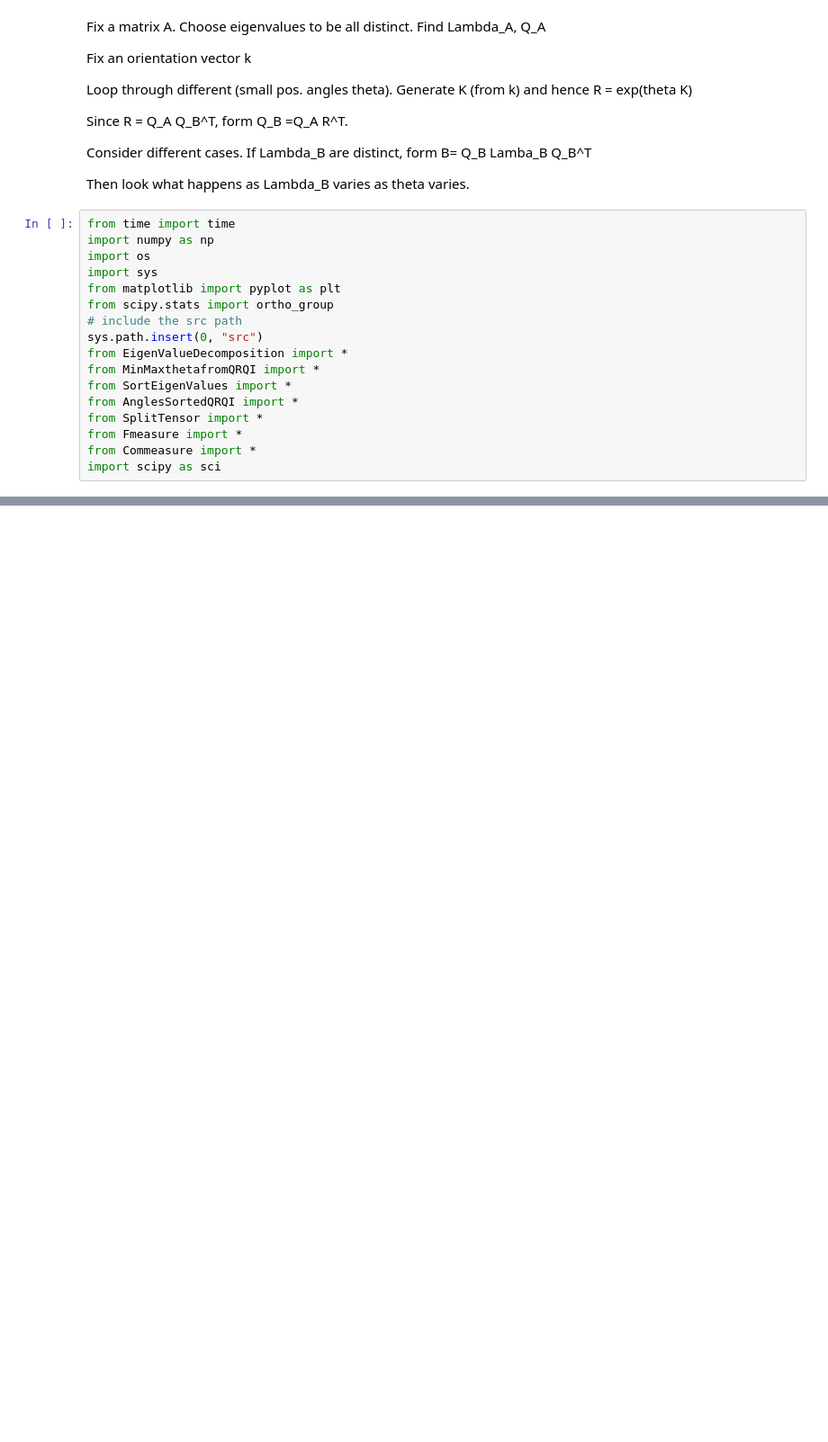
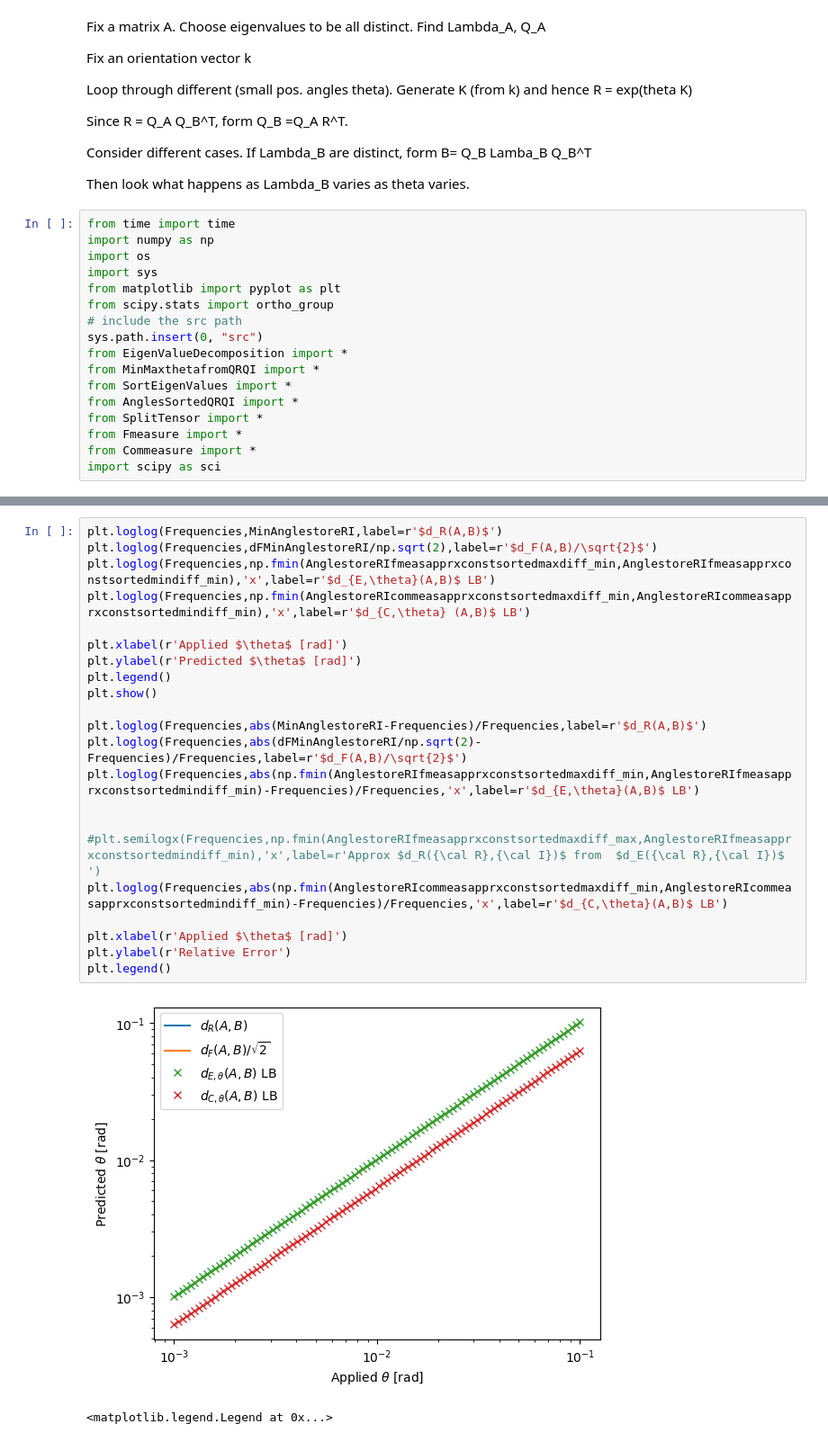
Before and after one commit to pdledger/Rodrigues_Angles, a Jupyter notebook: check_accuracy_apprx_jan25.ipynb, the cells around one changed output, grey strips where cells are left out. Shown at 90% size. Saved outputs shown, nothing was run; the diff lists cells and outputs as text; blank space fills up the shorter version.

```diff
--- a/check_accuracy_apprx_jan25.ipynb
+++ b/check_accuracy_apprx_jan25.ipynb
@@ -197,0 +201,24 @@ logm result may be inaccurate, approximate err = 4.500668304841e-12
+# %%
+plt.loglog(Frequencies,MinAnglestoreRI,label=r'$d_R(A,B)$')
+plt.loglog(Frequencies,dFMinAnglestoreRI/np.sqrt(2),label=r'$d_F(A,B)/\sqrt{2}$')
+plt.loglog(Frequencies,np.fmin(AnglestoreRIfmeasapprxconstsortedmaxdiff_min,AnglestoreRIfmeasapprxconstsortedmindiff_min),'x',label=r'$d_{E,\theta}(A,B)$ LB')
+plt.loglog(Frequencies,np.fmin(AnglestoreRIcommeasapprxconstsortedmaxdiff_min,AnglestoreRIcommeasapprxconstsortedmindiff_min),'x',label=r'$d_{C,\theta} (A,B)$ LB')
+
+plt.xlabel(r'Applied $\theta$ [rad]')
+plt.ylabel(r'Predicted $\theta$ [rad]')
+plt.legend()
+plt.show()
+
+plt.loglog(Frequencies,abs(MinAnglestoreRI-Frequencies)/Frequencies,label=r'$d_R(A,B)$')
+plt.loglog(Frequencies,abs(dFMinAnglestoreRI/np.sqrt(2)-Frequencies)/Frequencies,label=r'$d_F(A,B)/\sqrt{2}$')
+plt.loglog(Frequencies,abs(np.fmin(AnglestoreRIfmeasapprxconstsortedmaxdiff_min,AnglestoreRIfmeasapprxconstsortedmindiff_min)-Frequencies)/Frequencies,'x',label=r'$d_{E,\theta}(A,B)$ LB')
+
+        #plt.semilogx(Frequencies,np.fmin(AnglestoreRIfmeasapprxconstsortedmaxdiff_max,AnglestoreRIfmeasapprxconstsortedmindiff_min),'x',label=r'Approx $d_R({\cal R},{\cal I})$ from  $d_E({\cal R},{\cal I})$ ')
+plt.loglog(Frequencies,abs(np.fmin(AnglestoreRIcommeasapprxconstsortedmaxdiff_min,AnglestoreRIcommeasapprxconstsortedmindiff_min)-Frequencies)/Frequencies,'x',label=r'$d_{C,\theta}(A,B)$ LB')
+
+plt.xlabel(r'Applied $\theta$ [rad]')
+plt.ylabel(r'Relative Error')
+plt.legend()
+# %% [output]
+[figure, added]
+<matplotlib.legend.Legend at 0x...>
```
Also changed, not shown: parts of 8 cells of this notebook, 16 other files.
